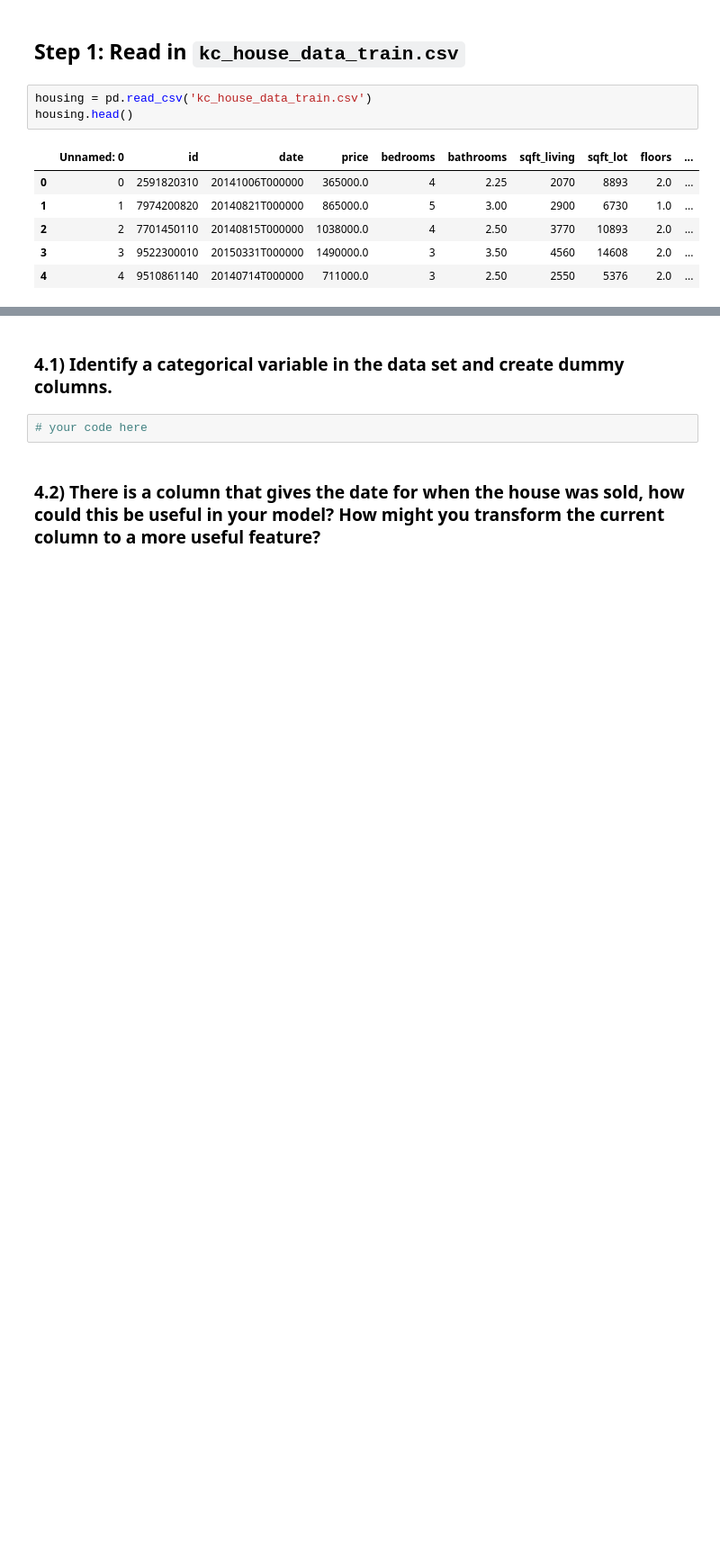
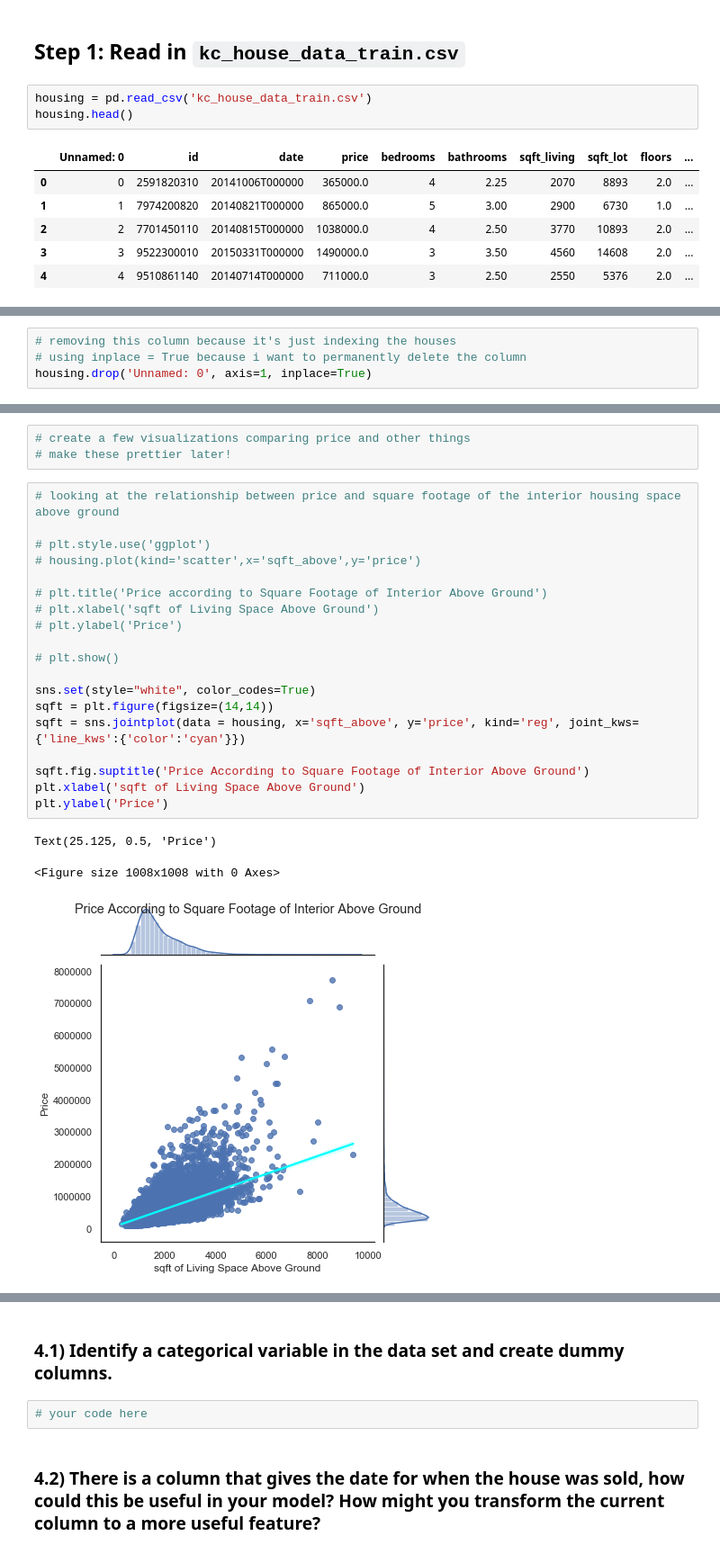
Before and after one commit to sidneykung/Housing_Price_Model, a Jupyter notebook: draft_process.ipynb, the cells around one changed output, grey strips where cells are left out. Shown at 90% size. Drawn from its saved outputs; the diff is of its cells as text; blank space fills up the shorter version.

Commit message:
started some data cleaning and EDA

```diff
--- a/draft_process.ipynb
+++ b/draft_process.ipynb
@@ -18,0 +37,4 @@ housing.head()
+# %%
+# removing this column because it's just indexing the houses
+# using inplace = True because i want to permanently delete the column
+housing.drop('Unnamed: 0', axis=1, inplace=True)
@@ -28,0 +140,26 @@ Remember that you can't just delete rows with extreme values. Similar observatio
+# %%
+# create a few visualizations comparing price and other things
+# make these prettier later!
+# %%
+# looking at the relationship between price and square footage of the interior housing space above ground
+
+# plt.style.use('ggplot')
+# housing.plot(kind='scatter',x='sqft_above',y='price')
+
+# plt.title('Price according to Square Footage of Interior Above Ground')
+# plt.xlabel('sqft of Living Space Above Ground')
+# plt.ylabel('Price')
+
+# plt.show()
+
+sns.set(style="white", color_codes=True)
+sqft = plt.figure(figsize=(14,14))
+sqft = sns.jointplot(data = housing, x='sqft_above', y='price', kind='reg', joint_kws={'line_kws':{'color':'cyan'}})
+
+sqft.fig.suptitle('Price According to Square Footage of Interior Above Ground')
+plt.xlabel('sqft of Living Space Above Ground')
+plt.ylabel('Price')
+# %% [output]
+Text(25.125, 0.5, 'Price')
+<Figure size 1008x1008 with 0 Axes>
+[figure, added]
```
Also changed, not shown: parts of 18 cells of this notebook, 1 other file.
